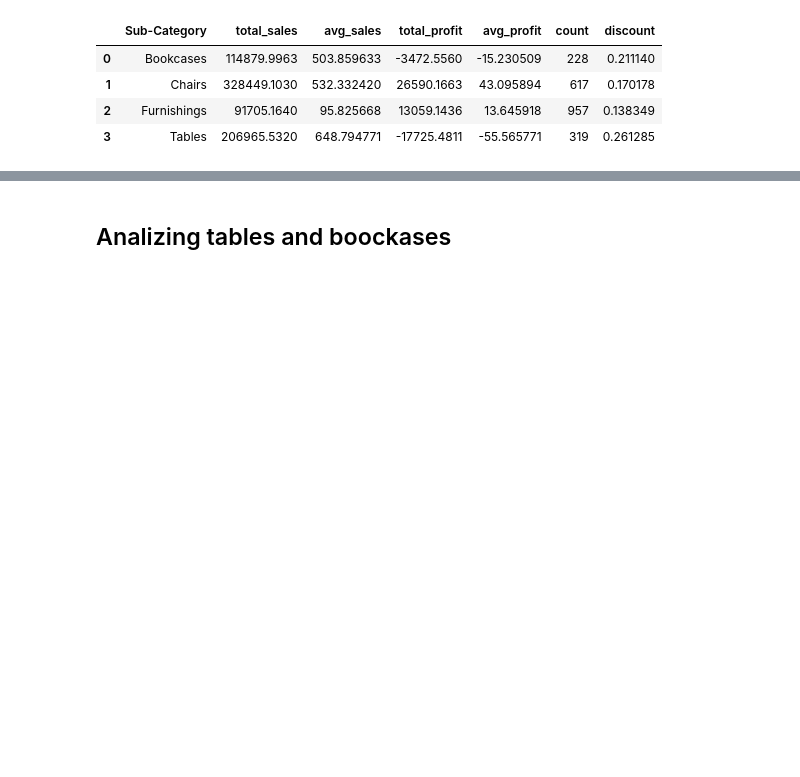
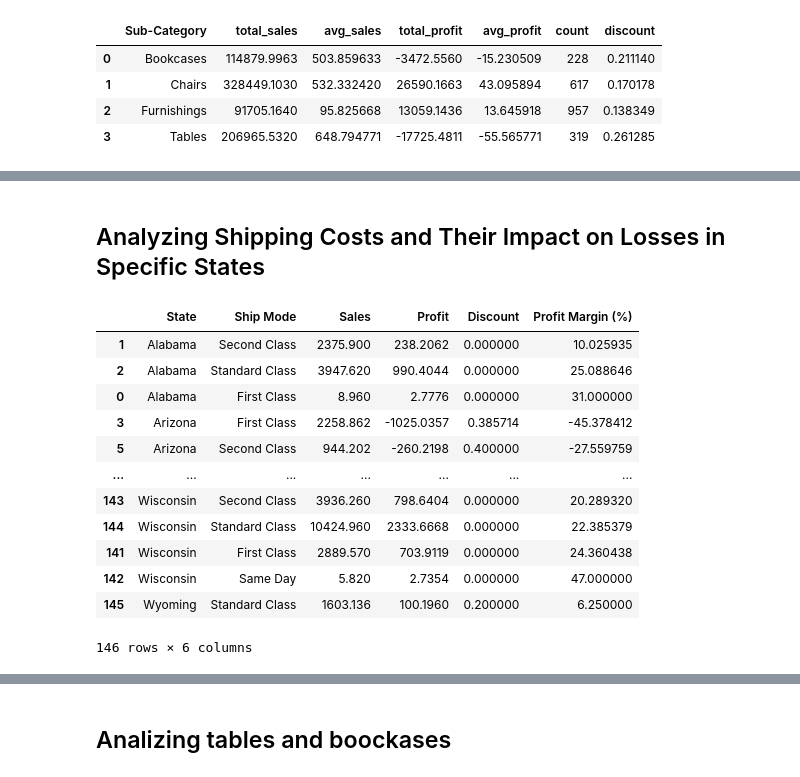
Before and after one commit to pabs-llama/projects, a Jupyter notebook: project_5_ecommerce/ecommerce.ipynb, the cells around one changed output, grey strips where cells are left out. Saved outputs shown, nothing was run; the diff lists cells and outputs as text; code cells hidden in the pictures; blank space fills up the shorter version.

```diff
--- a/project_5_ecommerce/ecommerce.ipynb
+++ b/project_5_ecommerce/ecommerce.ipynb
@@ -1364,0 +1977,27 @@ furniture_df.groupby("Sub-Category").agg(
+# %% [markdown]
+## Analyzing Shipping Costs and Their Impact on Losses in Specific States
+# %%
+# Aggregate profit margin by shipping mode per state
+state_shipping_analysis = furniture_df.groupby(["State", "Ship Mode"]).agg(
+    {"Sales": "sum", "Profit": "sum", "Discount": "mean"}
+).reset_index()
+
+# Calculate Profit Margin per Shipping Mode per State
+state_shipping_analysis["Profit Margin (%)"] = (state_shipping_analysis["Profit"] / state_shipping_analysis["Sales"]) * 100
+
+
+state_shipping_analysis.sort_values(by= ["State","Profit Margin (%)"])
+# %% [output]
+|  | State | Ship Mode | Sales | Profit | Discount | Profit Margin (%) |
+| 1 | Alabama | Second Class | 2375.900 | 238.2062 | 0.000000 | 10.025935 |
+| 2 | Alabama | Standard Class | 3947.620 | 990.4044 | 0.000000 | 25.088646 |
+| 0 | Alabama | First Class | 8.960 | 2.7776 | 0.000000 | 31.000000 |
+| 3 | Arizona | First Class | 2258.862 | -1025.0357 | 0.385714 | -45.378412 |
+| 5 | Arizona | Second Class | 944.202 | -260.2198 | 0.400000 | -27.559759 |
+| ... | ... | ... | ... | ... | ... | ... |
+| 143 | Wisconsin | Second Class | 3936.260 | 798.6404 | 0.000000 | 20.289320 |
+| 144 | Wisconsin | Standard Class | 10424.960 | 2333.6668 | 0.000000 | 22.385379 |
+| 141 | Wisconsin | First Class | 2889.570 | 703.9119 | 0.000000 | 24.360438 |
+| 142 | Wisconsin | Same Day | 5.820 | 2.7354 | 0.000000 | 47.000000 |
+| 145 | Wyoming | Standard Class | 1603.136 | 100.1960 | 0.200000 | 6.250000 |
+146 rows × 6 columns
```
Also changed, not shown: parts of 159 cells of this notebook.
